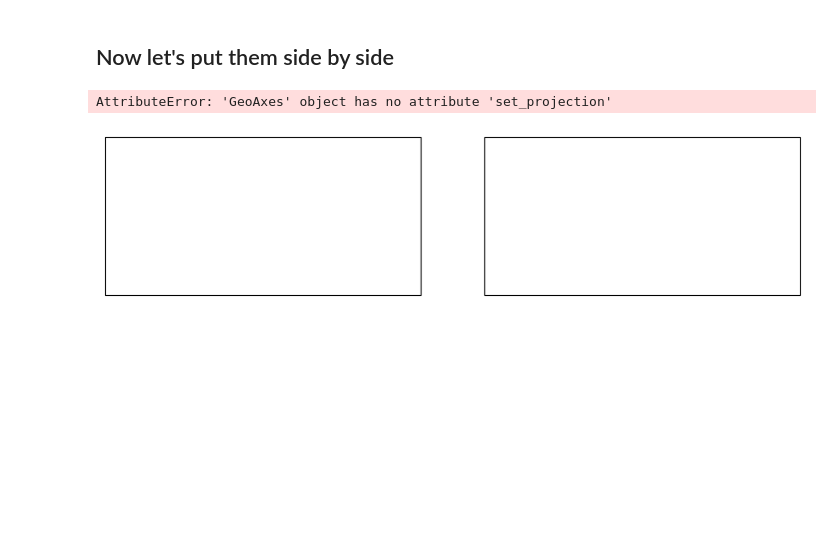
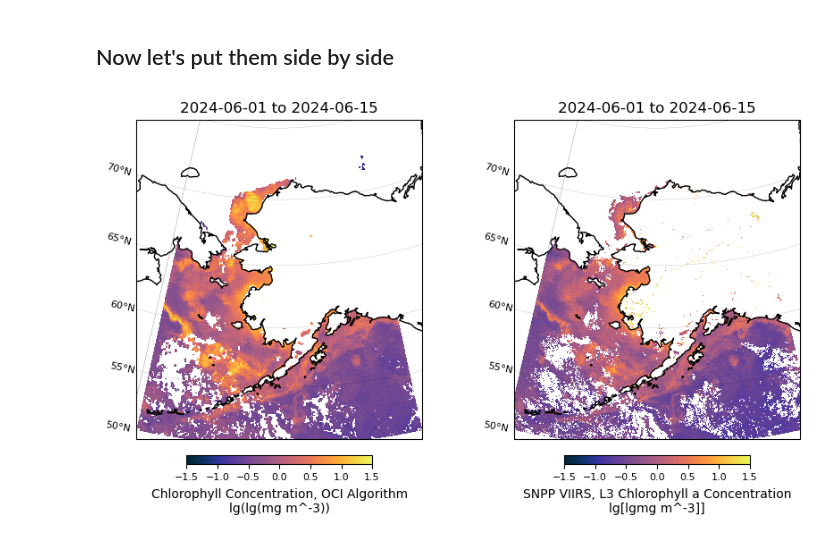
Before and after one commit to PACEHackWeek/proj_2024_PACEToolkit, a Jupyter notebook: contributors/jiaxu/01_Notebook_Chl.ipynb, the cells around one changed output. Drawn from its saved outputs; the diff is of its cells as text; code cells hidden in the pictures; blank space fills up the shorter version.

Commit message:
move plot function into scripts

```diff
--- a/contributors/jiaxu/01_Notebook_Chl.ipynb
+++ b/contributors/jiaxu/01_Notebook_Chl.ipynb
@@ -242,12 +221,23 @@ m = plot_dataset(viirs_chla_mean, min_lon, max_lon, min_lat, max_lat,
 # %% [markdown]
 ## Now let's put them side by side
 # %%
+# Calculate central longitude and latitude
+central_longitude = (min_lon + max_lon) / 2
+central_latitude = (min_lat + max_lat) / 2
+
+# Define project
+projection = ccrs.LambertConformal(central_longitude=central_longitude,
+                                   central_latitude=central_latitude)
+
 fig, axs = plt.subplots(1, 2, figsize=(10, 5),
-                        subplot_kw={'projection': ccrs.PlateCarree()})
+                        subplot_kw={'projection': projection})
 
-m = plot_dataset(array_mean_clip, min_lon=-180, max_lon=180, min_lat=-90, max_lat=90,
+m1 = plot_regional_map(array_mean_clip, min_lon, max_lon, min_lat, max_lat,
                  title='{} to {}'.format(temporal[0],temporal[1]),
                  vmin=-1.5, vmax=1.5, ax=axs[0])
+
+m2 = plot_regional_map(viirs_chla_mean, min_lon, max_lon, min_lat, max_lat,
+                 title='{} to {}'.format(temporal[0],temporal[1]),
+                 vmin=-1.5, vmax=1.5, ax=axs[1])
 # %% [output]
-AttributeError: 'GeoAxes' object has no attribute 'set_projection'
-[figure, old version]
+[figure, new version]
```
Also changed, not shown: parts of 4 cells of this notebook, 1 other file.
